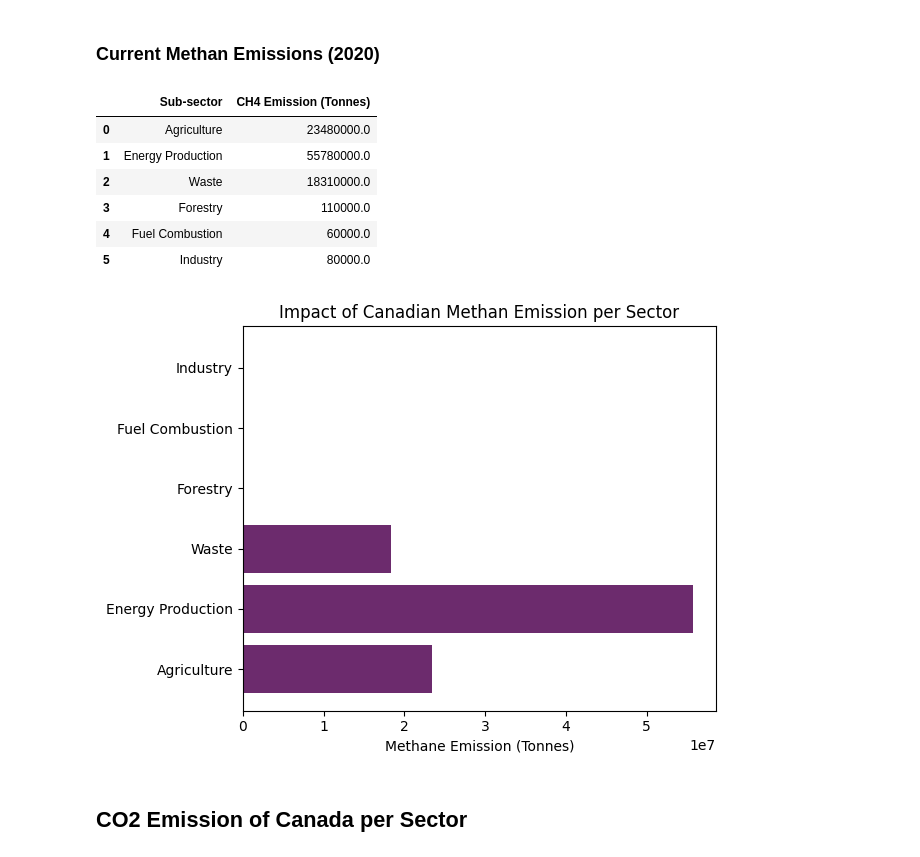
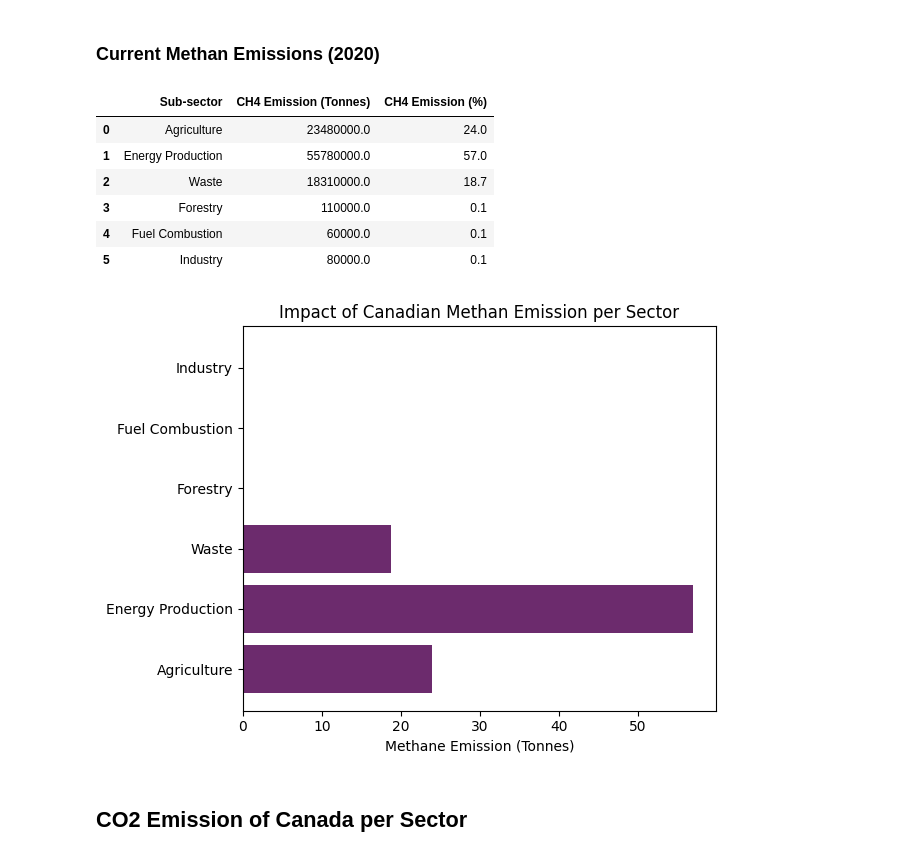
Before and after one commit to minari314159/CO2-Emission-Trends, a Jupyter notebook: Sector_Analysis.ipynb, the cells around one changed output. Saved outputs shown, nothing was run; the diff lists cells and outputs as text; code cells hidden in the pictures.

```diff
--- a/Sector_Analysis.ipynb
+++ b/Sector_Analysis.ipynb
@@ -262,27 +262,29 @@ df_Current2 = df_Current2.drop(
     ['Entity', 'Year'], axis=1).transpose().reset_index()
 df_Current2 = df_Current2.rename(
     columns={'index': 'Sub-sector', 1022: 'CH4 Emission (Tonnes)'})
-df_Current2
+df_Current2["CH4 Emission (%)"] = (df_Current2['CH4 Emission (Tonnes)'] /
+                                   sum(df_Current2['CH4 Emission (Tonnes)'])*100)
+df_Current2.copy()
 # %% [output]
-|  | Sub-sector | CH4 Emission (Tonnes) |
-| 0 | Agriculture | 23480000.0 |
-| 1 | Energy Production | 55780000.0 |
-| 2 | Waste | 18310000.0 |
-| 3 | Forestry | 110000.0 |
-| 4 | Fuel Combustion | 60000.0 |
-| 5 | Industry | 80000.0 |
+|  | Sub-sector | CH4 Emission (Tonnes) | CH4 Emission (%) |
+| 0 | Agriculture | 23480000.0 | 24.0 |
+| 1 | Energy Production | 55780000.0 | 57.0 |
+| 2 | Waste | 18310000.0 | 18.7 |
+| 3 | Forestry | 110000.0 | 0.1 |
+| 4 | Fuel Combustion | 60000.0 | 0.1 |
+| 5 | Industry | 80000.0 | 0.1 |
 # %%
-CH4_y = df_Current2['CH4 Emission (Tonnes)']
+CH4_y = df_Current2['CH4 Emission (%)']
 sub_sector = df_Current2['Sub-sector']
 
 plt.barh(sub_sector, CH4_y, label='All Sectors', color=pal[5])
 
 plt.title("Impact of Canadian Methan Emission per Sector")
 plt.xlabel('Methane Emission (Tonnes)')
 plt.tight_layout()
 plt.show()
 # %% [output]
-[figure, old version]
+[figure, new version]
 # %% [markdown]
 ## CO2 Emission of Canada per Sector
 # %%
```
Also changed, not shown: parts of 15 cells of this notebook.
